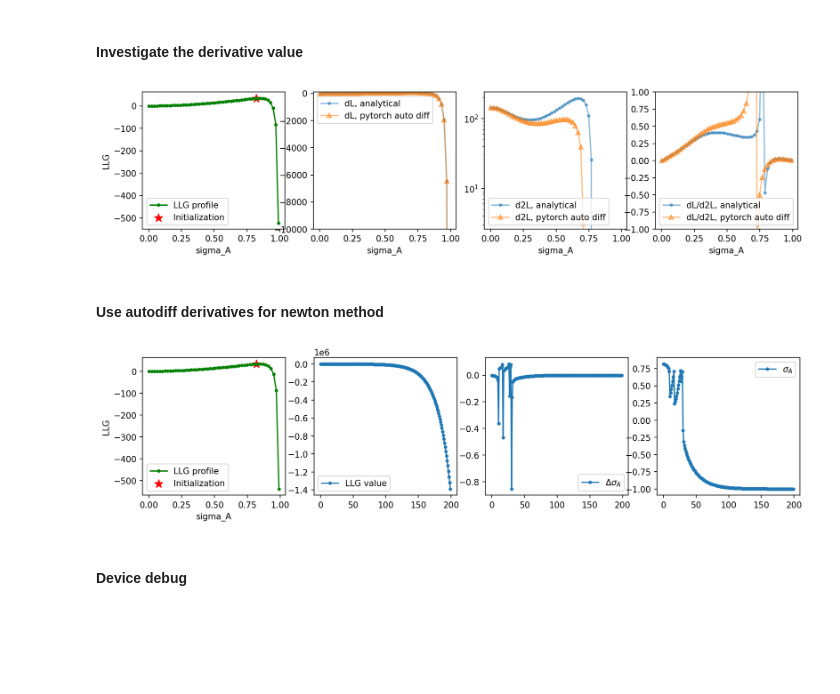
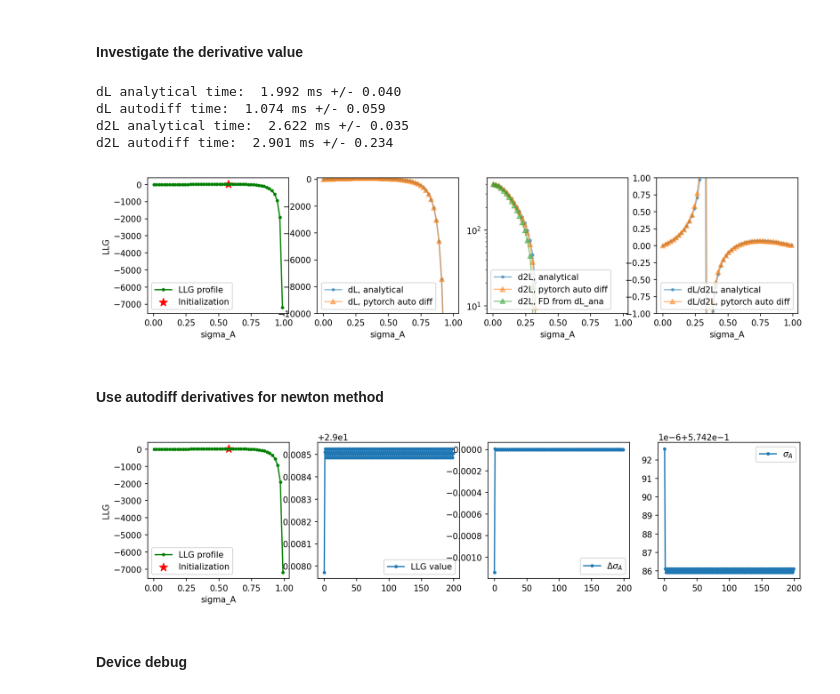
Before and after one commit to alisiafadini/ROCKET, a Jupyter notebook: notebooks/Mar242024_SigmaA_AnalyticalRefinement.ipynb, the cells around one changed output. Cells and saved outputs as stored; diff of their text form; code cells hidden in the pictures; blank space fills up the shorter version.

Commit message:
update the sigmaA newton dev and test notebooks

```diff
--- a/notebooks/Mar242024_SigmaA_AnalyticalRefinement.ipynb
+++ b/notebooks/Mar242024_SigmaA_AnalyticalRefinement.ipynb
@@ -186,0 +244,5 @@ plt.show()
+# %%
+sigmA_work_ana_refined = [i[-1] for i in sigmaA_traces]
+# %%
+llgloss.sigmaAs = sigmA_work_ana_refined
+llgloss_work_ana_refined = llgloss.forward(None).item()
@@ -189,7 +265,8 @@ plt.show()
 # %%
 llgloss.init_sigmaAs(Ecalc)
 # %%
-i = 0
+i = 10
+mode = 2
 label = llgloss.unique_bins[i]
 subset = llgloss.working_set
 index_i = llgloss.bin_labels[subset] == label
@@ -203,19 +280,44 @@ lps_ana = []
 lpps_ana = []
 lps_ad = []
 lpps_ad = []
-l_init = llgItot_calculate(llgloss.sigmaAs[i], Dobs_i, Eob_i, Ecalc_i, Centric_i).item()
+lps_ana_time = []
+lps_ad_time = []
+lpps_ana_time = []
+lpps_ad_time = []
+l_init = llgItot_calculate(llgloss.sigmaAs[i], Dobs_i, Eob_i, Ecalc_i, Centric_i, mode=mode).item()
 for sA in np.linspace(0.0015, 0.99, 50):
     sA = torch.tensor(sA, device='cuda:0', requires_grad=True)
-    l = llgItot_calculate(sA, Dobs_i.detach(), Eob_i.detach(), Ecalc_i.detach(), Centric_i.detach())
-    lp_ana = llgItot_firstdev(sA, Dobs_i.detach(), Eob_i.detach(), Ecalc_i.detach(), Centric_i.detach())
-    lpp_ana = llgItot_seconddev(sA, Dobs_i.detach(), Eob_i.detach(), Ecalc_i.detach(), Centric_i.detach())
+    l = llgItot_calculate(sA, Dobs_i.detach(), Eob_i.detach(), Ecalc_i.detach(), Centric_i.detach(), mode=mode)
+    time1 = time.time()
+    lp_ana = llgItot_firstdev(sA, Dobs_i.detach(), Eob_i.detach(), Ecalc_i.detach(), Centric_i.detach(), mode=mode)
+    time2 = time.time()
+    lpp_ana = llgItot_seconddev(sA, Dobs_i.detach(), Eob_i.detach(), Ecalc_i.detach(), Centric_i.detach(), mode=mode)
+    time3 = time.time()
     lp_ad = torch.autograd.grad(l, sA, create_graph=True)[0]
+    time4 = time.time()
     lpp_ad = torch.autograd.grad(lp_ad, sA, create_graph=True, allow_unused=True)[0]
+    time5 = time.time()
     ls.append(l.item())
     lps_ana.append(lp_ana.item())
     lpps_ana.append(lpp_ana.item())
     lps_ad.append(lp_ad.item())
     lpps_ad.append(lpp_ad.item())
+    lps_ana_time.append(time2 - time1)
+    lpps_ana_time.append(time3 - time2)
+    lps_ad_time.append(time4 - time3)
+    lpps_ad_time.append(time5 - time4)
+lps_ana_array = np.array(lps_ana)
+lpps_fd = (lps_ana_array[1:] - lps_ana_array[:-1]) / (np.linspace(0.0015, 0.99, 50)[1:] - np.linspace(0.0015, 0.99, 50)[:-1])
+# %%
+print("dL analytical time: ", f"{np.mean(lps_ana_time)*1000:.3f} ms +/- {np.std(lps_ana_time)*1000:.3f}")
+print("dL autodiff time: ", f"{np.mean(lps_ad_time)*1000:.3f} ms +/- {np.std(lps_ad_time)*1000:.3f}")
+print("d2L analytical time: ", f"{np.mean(lpps_ana_time)*1000:.3f} ms +/- {np.std(lpps_ana_time)*1000:.3f}")
+print("d2L autodiff time: ", f"{np.mean(lpps_ad_time)*1000:.3f} ms +/- {np.std(lpps_ad_time)*1000:.3f}")
+# %% [output]
+dL analytical time:  1.992 ms +/- 0.040
+dL autodiff time:  1.074 ms +/- 0.059
+d2L analytical time:  2.622 ms +/- 0.035
+d2L autodiff time:  2.901 ms +/- 0.234
 # %%
 fig, ax = plt.subplots(1, 4, figsize=[14,3], dpi=150)
 ax[0].plot(np.linspace(0.0015, 0.99, 50), ls, 'g.-', label='LLG profile')
@@ -231,6 +333,7 @@ ax[1].set_ylim(-10000, 100)
 ax[1].legend()
 ax[2].plot(np.linspace(0.0015, 0.99, 50), lpps_ana, '.-', label='d2L, analytical', alpha=0.5)
 ax[2].plot(np.linspace(0.0015, 0.99, 50), lpps_ad, '^-', label='d2L, pytorch auto diff', alpha=0.5)
+ax[2].plot(np.linspace(0.0015, 0.99, 50)[:-1], lpps_fd, '^-', label='d2L, FD from dL_ana', alpha=0.5)
 ax[2].set_xlabel(r'sigma_A')
 #ax[2].set_ylim(1, 100000)
 ax[2].set_yscale('log')
@@ -244,7 +347,7 @@ ax[3].set_ylim(-1,1.0)
 ax[3].legend()
 plt.show()
 # %% [output]
-[figure, old version]
+[figure, new version]
 # %% [markdown]
 #### Use autodiff derivatives for newton method
 # %%
@@ -270,9 +373,9 @@ for i, label in enumerate(tqdm(llgloss.unique_bins)):
         l = llgItot_calculate(sA, Dobs_i, Eob_i, Ecalc_i, Centric_i)
         lp = torch.autograd.grad(l, sA, create_graph=True)[0]
         lpp = torch.autograd.grad(lp, sA, create_graph=True, allow_unused=True)[0]
-        ds = 0.01 * lp.item()/lpp.item()
+        ds = lp.item()/lpp.item()
         # print(f"LLG: {l:.2f}, dLLG/ds: {lp:.2f}, d2LLG/ds2: {lpp:.2f}, sigmaA:{sigmaA_i:.2f}, ds: {ds:.4f}")
-        sigmaA_i = sigmaA_i + ds
+        sigmaA_i = sigmaA_i - ds
         LLG_trace.append(l.item())
         ds_trace.append(ds)
         sigmaA_trace.append(sigmaA_i.item())
@@ -280,36 +383,36 @@ for i, label in enumerate(tqdm(llgloss.unique_bins)):
     ds_traces.append(ds_trace)
     sigmaA_traces.append(sigmaA_trace)
 # %%
-i = 0
+i = 10
 label = llgloss.unique_bins[i]
 subset = llgloss.working_set
 index_i = llgloss.bin_labels[subset] == label
 Ecalc_i = Ecalc[subset][index_i]
 Eob_i = llgloss.Eobs[subset][index_i]
 Centric_i = llgloss.Centric[subset][index_i]
 Dobs_i = llgloss.Dobs[subset][index_i]
 
 ls = []
 for sA in np.linspace(0.0015, 0.99, 50):
     l = llgItot_calculate(sA, Dobs_i, Eob_i, Ecalc_i, Centric_i)
     ls.append(l.item())
 
 l_init = llgItot_calculate(llgloss.sigmaAs[i], Dobs_i, Eob_i, Ecalc_i, Centric_i).item()
 fig, ax = plt.subplots(1, 4, figsize=[14,3], dpi=150)
 ax[0].plot(np.linspace(0.0015, 0.99, 50), ls, 'g.-', label='LLG profile')
 ax[0].scatter(llgloss.sigmaAs[i].item(), l_init, marker = "*", color='r', s=100, label='Initialization')
 ax[0].set_xlabel(r'sigma_A')
 ax[0].set_ylabel(r'LLG')
 ax[0].legend()
 ax[1].plot(LLG_traces[i], '.-', label='LLG value')
 ax[1].legend()
 ax[2].plot(ds_traces[i], '.-', label=r'$\Delta \sigma_A$')
 ax[2].legend()
 ax[3].plot(sigmaA_traces[i], '.-', label=r'$\sigma_A$')
 ax[3].legend()
 plt.show()
 # %% [output]
-[figure, old version]
+[figure, new version]
 # %% [markdown]
 #### Device debug
 # %%
```
Also changed, not shown: parts of 19 cells of this notebook.
